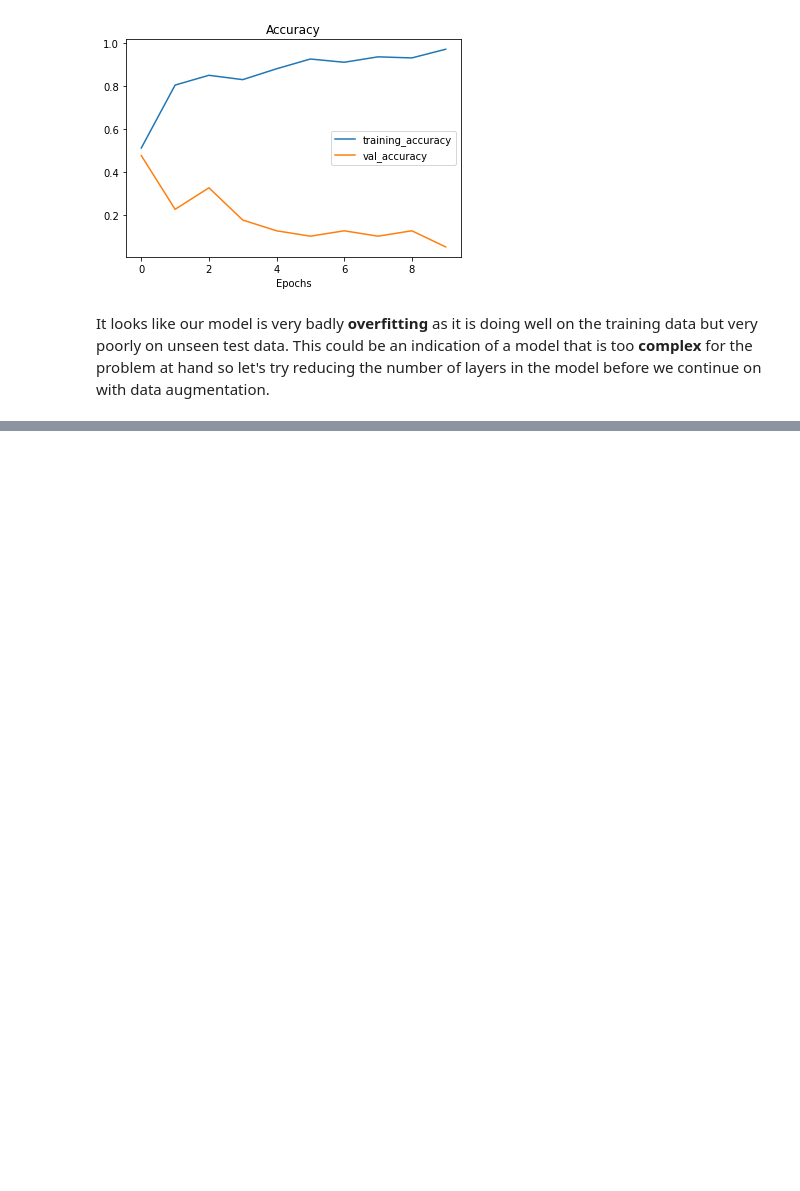
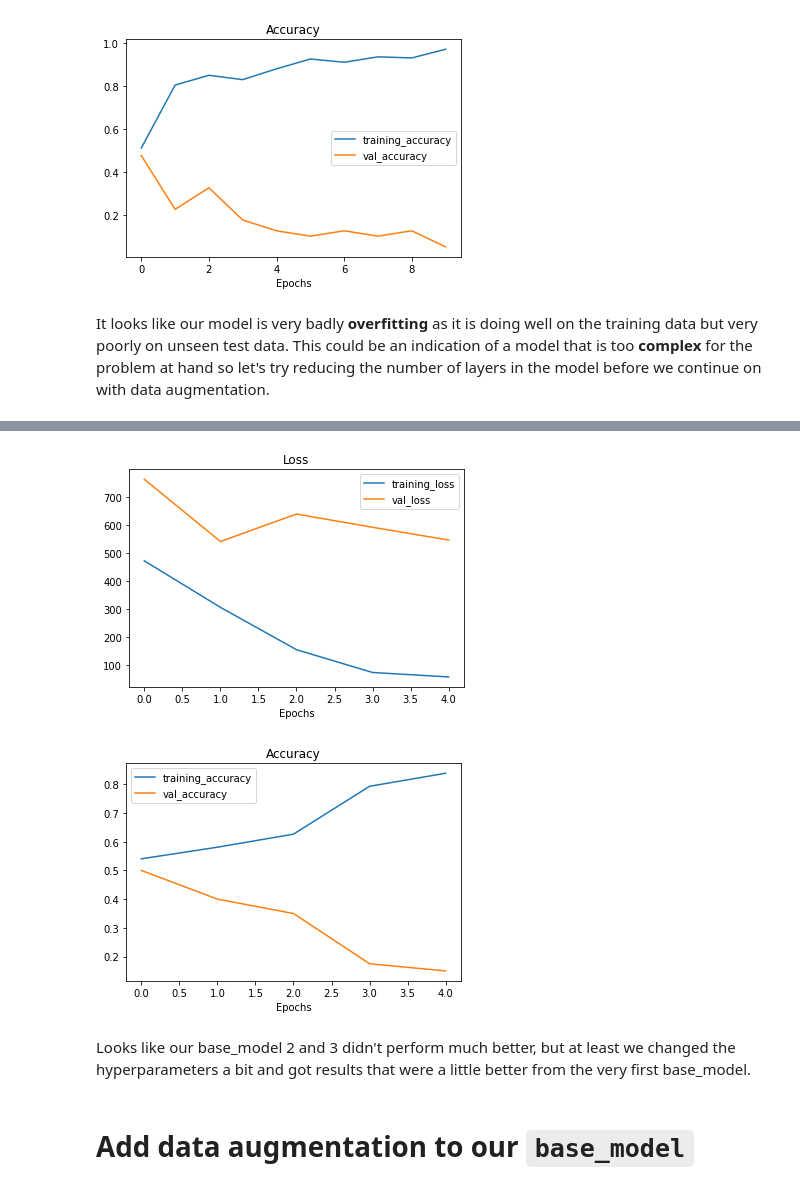
Before and after one commit to SupremeLeaf/coca-coca-vs-pepsi-image-classification, a Jupyter notebook: Coca_Cola_Vs_Pepsi_Binary_Classification.ipynb, the cells around one changed output, grey strips where cells are left out. Drawn from its saved outputs; the diff is of its cells as text; code cells hidden in the pictures; blank space fills up the shorter version.

```diff
--- a/Coca_Cola_Vs_Pepsi_Binary_Classification.ipynb
+++ b/Coca_Cola_Vs_Pepsi_Binary_Classification.ipynb
@@ -714,0 +796,28 @@ It looks like our model is very badly **overfitting** as it is doing well on the
+# %%
+base_model_2 = Sequential([
+  Conv2D(filters=32,
+         kernel_size=1,
+         strides=1,
+         input_shape=(224, 224, 3)),
+  Activation(activation='relu'),
+  MaxPool2D(),
+  Conv2D(filters=32,
+         kernel_size=1,
+         strides=1),
+  Activation(activation='relu'),
+  MaxPool2D(),
+  Flatten(),
+  Dense(1, activation='sigmoid')
+])
+
+base_model_2.compile(loss='binary_crossentropy',
+                     optimizer=Adam(),
+                     metrics=['accuracy'])
+
+history_2 = base_model_2.fit(train_data,
+                 epochs=5,
+                 steps_per_epoch=len(train_data),
+                 validation_data=test_data,
+                 validation_steps=len(test_data),
+                 callbacks=[create_tensorboard_callback(dir_name='pepsi_coke_models',
+                                                        experiment_name='base_model_2')])
@@ -714,0 +861,9 @@ It looks like our model is very badly **overfitting** as it is doing well on the
+# %%
+plot_loss_curves(history=history_2)
+# %% [output]
+[figure, added]
+[figure, added]
+# %% [markdown]
+Looks like our base_model 2 and 3 didn't perform much better, but at least we changed the hyperparameters a bit and got results that were a little better from the very first base_model.
+# %% [markdown]
+# Add data augmentation to our `base_model`
```
Also changed, not shown: parts of 8 cells of this notebook.
